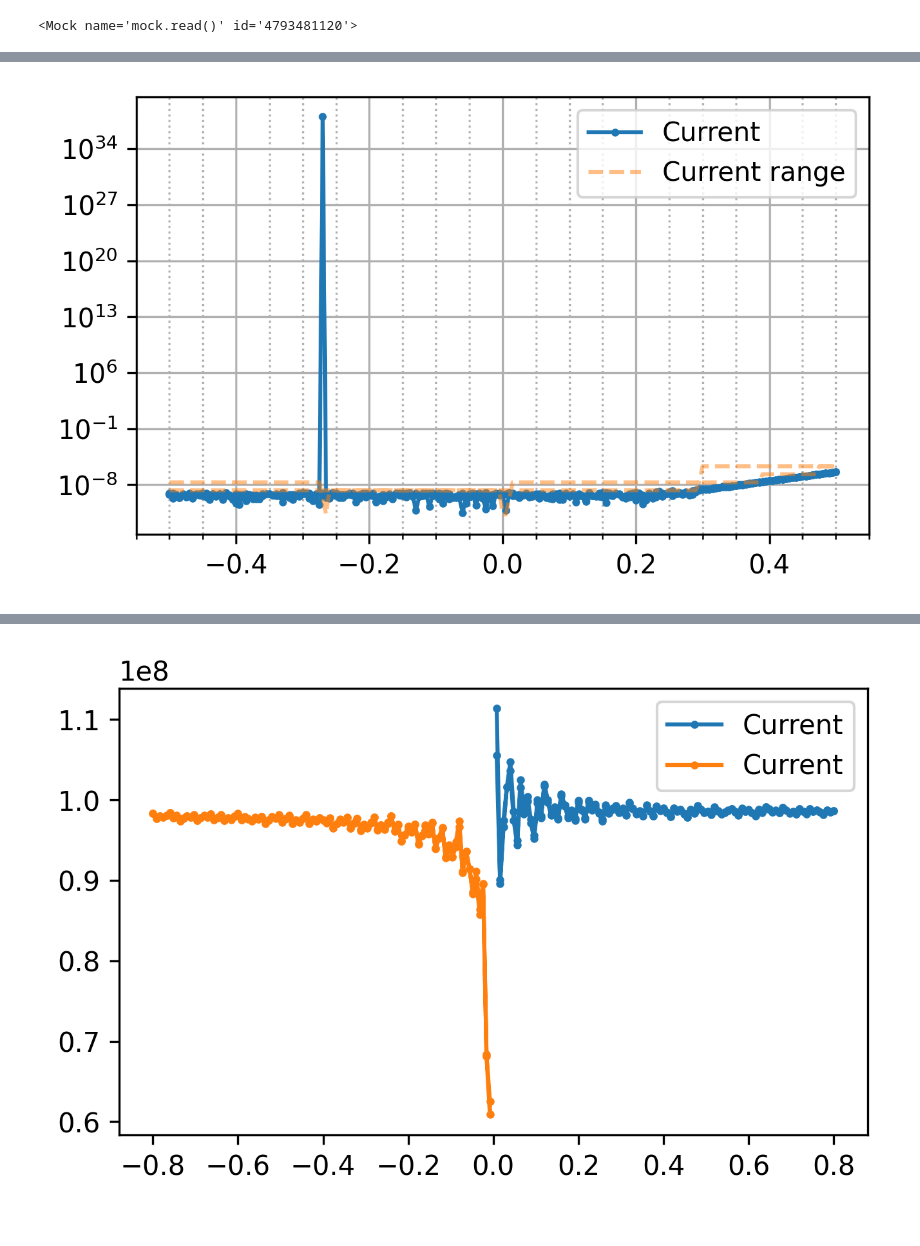
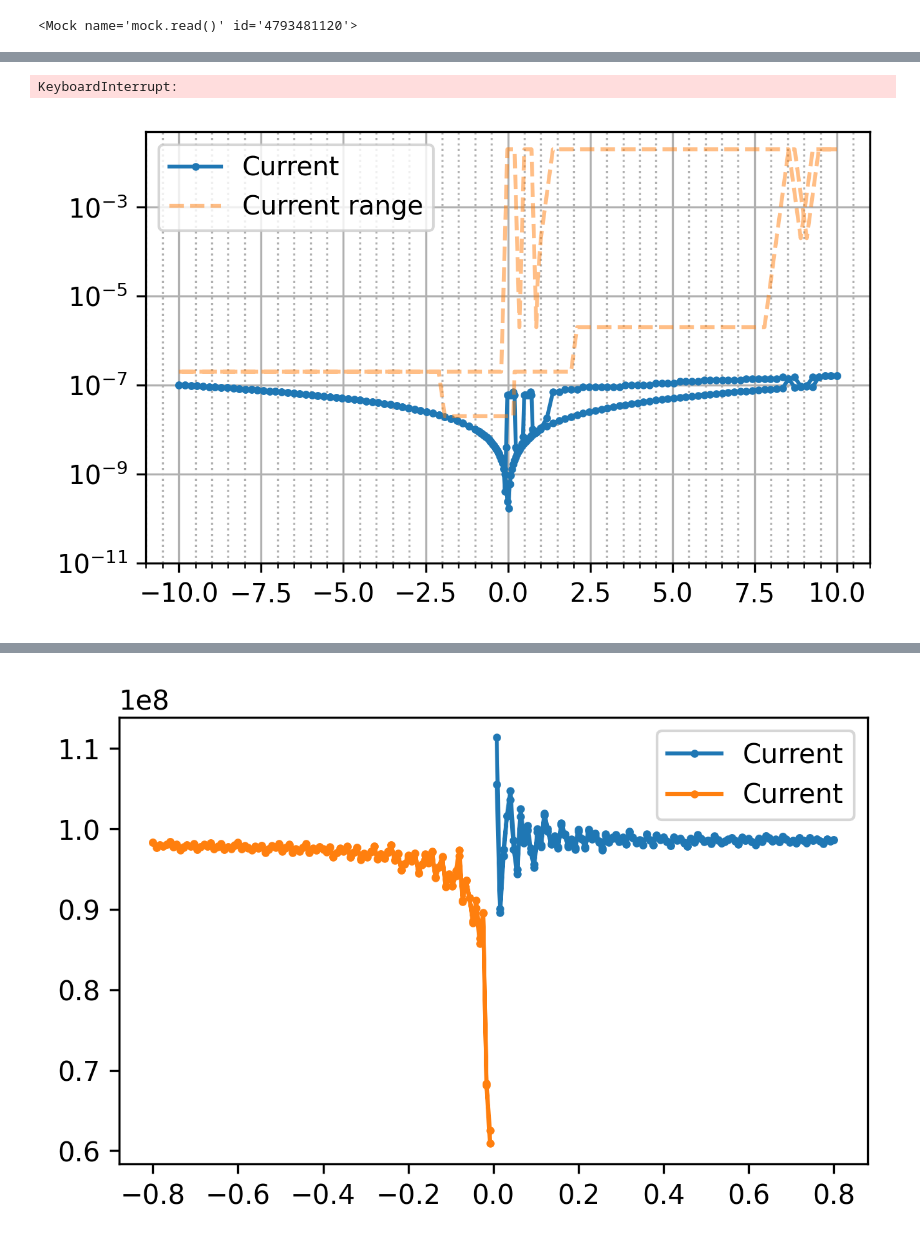
Before and after one commit to colnio/NUSLab, a Jupyter notebook: tst.ipynb, the cells around one changed output, grey strips where cells are left out. Saved outputs shown, nothing was run; the diff lists cells and outputs as text; code cells hidden in the pictures.

```diff
--- a/tst.ipynb
+++ b/tst.ipynb
@@ -58,10 +63,11 @@ def auto_range_1(device, v):
         c = K.read_current(autorange=True)
         rng = K.get_current_range()
     else:
-        if abs(c) < rng/1000:
+        if abs(c) < rng/100:
             K.set_current_range(find_range(abs(c*10)))
             c = K.read_current(autorange=False)
             rng = K.get_current_range()
+
     return (c, rng)
 # %%
 def auto_range_2(device, v, p1=None, p2=None):
@@ -69,11 +75,12 @@ def auto_range_2(device, v, p1=None, p2=None):
     c = device.read_current()
     rng = device.get_current_range()
     if p1 is None and p2 is None:
-        return device.read_current(autorange=True)
+        c = device.read_current(autorange=True)
+        device.set_current_range(device.get_current_range())
     elif (not p1 is None) and p2 is None:
-        if rng > c*1.5 and 100 * c > rng:
+        if rng > abs(c)*1.5 and 100 * abs(c) > rng:
             return c
-        elif rng < c*1.5:
+        elif rng < abs(c)*1.5:
             device.set_current_range(10 * rng)
         else:
             device.set_current_range(rng / 10)
@@ -81,7 +88,7 @@ def auto_range_2(device, v, p1=None, p2=None):
         return c
     else:
         direction = np.sign(p2 - p1)
-        if not (rng > c*1.5 and 100 * c > rng):
+        if not (rng > abs(c)*1.5 and 100 * abs(c) > rng):
             if direction == 1:
                 device.set_current_range(device.get_current_range() * 10)
             if direction == -1:
@@ -91,6 +108,7 @@ def auto_range_2(device, v, p1=None, p2=None):
 # %%
 r = []
-V = np.concat([np.linspace(-0.5, 0.5, 201), np.linspace(0.5, -0.5, 201)])
+V = np.concat([np.linspace(-10, -1, 50), np.linspace(-0.9, -0.09, 25), np.linspace(-0.09, 0.09, 25), np.linspace(0.09, 0.9, 25), np.linspace(1, 10, 50)])
+V = np.concat([V, V[::-1]])
 for v in V:
     r.append(auto_range_1(K, v))
 K.set_voltage(0)
@@ -100,16 +140,32 @@ rng = np.array([i[1] for i in r])
+# %%
+r1 = []
+for v in V:
+    if len(r1) >= 2:
+        c = auto_range_2(K, v, p1=r1[-2][0], p2=r1[-1][0])
+    elif len(r1) ==1:
+        c = auto_range_2(K, v, p1=r1[-1][0])
+    else:
+        c = auto_range_2(K, v)
+    r1.append([c, K.get_current_range()])
+K.set_voltage(0)
+
+I1 = np.array([i[0] for i in r1])
+rng1 = np.array([i[1] for i in r1])
+# %% [output]
+KeyboardInterrupt:
 # %%
 plt.figure(figsize=(5, 3), dpi=300)
 
-plt.plot(V, abs(I), 'o-', label='Current', markersize=2)
-plt.plot(V, rng, label='Current range', linestyle='--', alpha=0.5)
+plt.plot(V, abs(I1), 'o-', label='Current', markersize=2)
+plt.plot(V, rng1, label='Current range', linestyle='--', alpha=0.5)
 # plt.vlines([-0.10204081632653073, 0.1428571428571428 ], ymin = 0, ymax=1e38, color='black', linestyles=':')
-# plt.ylim(1e-11, 5e-8)
+plt.ylim(1e-11, 5e-2)
 # plt.xlim(0, 0.2)
 plt.minorticks_on()
 plt.grid(visible=True, which='major')
 plt.grid(visible=True, which='minor', linestyle=':')
 plt.yscale('log')
 plt.legend();
 # %% [output]
-[figure, old version]
+[figure, new version]
 # %%
```
Also changed, not shown: parts of 8 cells of this notebook.
